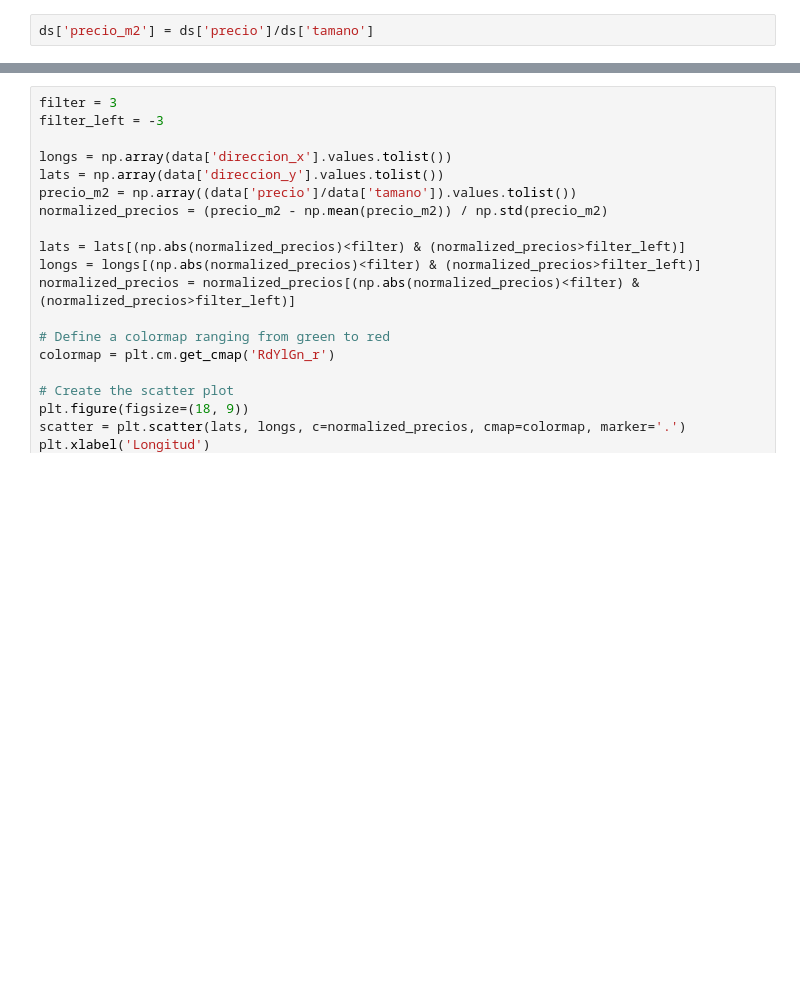
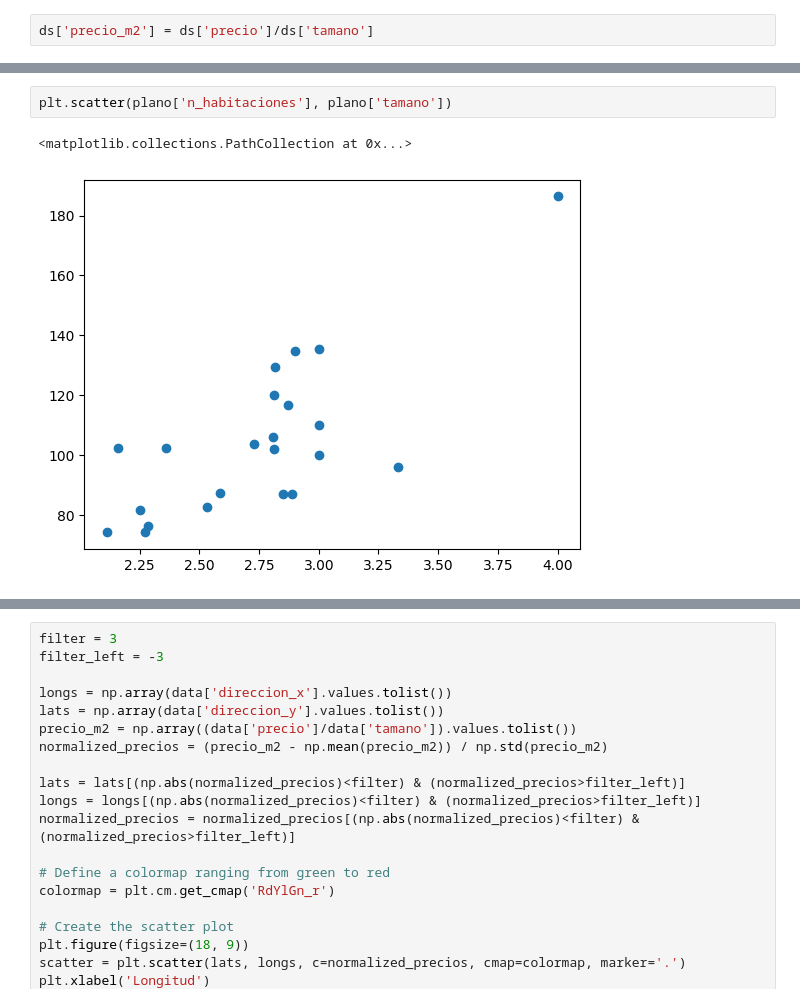
Before and after one commit to ivanlado/coruna-real-estate-market, a Jupyter notebook: geospatial_model_v2.ipynb, the cells around one changed output, grey strips where cells are left out. Drawn from its saved outputs; the diff is of its cells as text; blank space fills up the shorter version.

```diff
--- a/geospatial_model_v2.ipynb
+++ b/geospatial_model_v2.ipynb
@@ -297,0 +263,5 @@ viv_zonas.sort_values('n_viviendas', ascending=False)
+# %%
+plt.scatter(plano['n_habitaciones'], plano['tamano'])
+# %% [output]
+<matplotlib.collections.PathCollection at 0x...>
+[figure, added]
```
Also changed, not shown: parts of 5 cells of this notebook, 11 other files.
